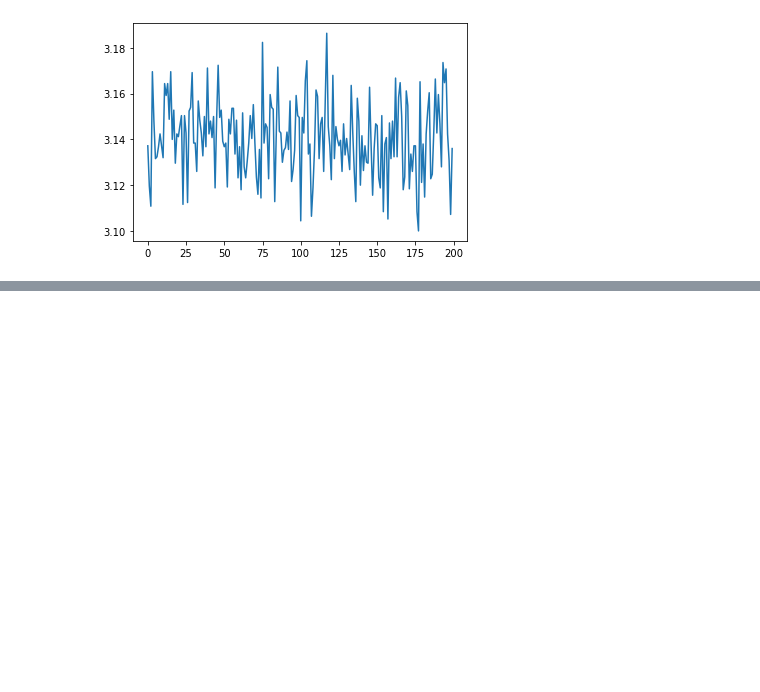
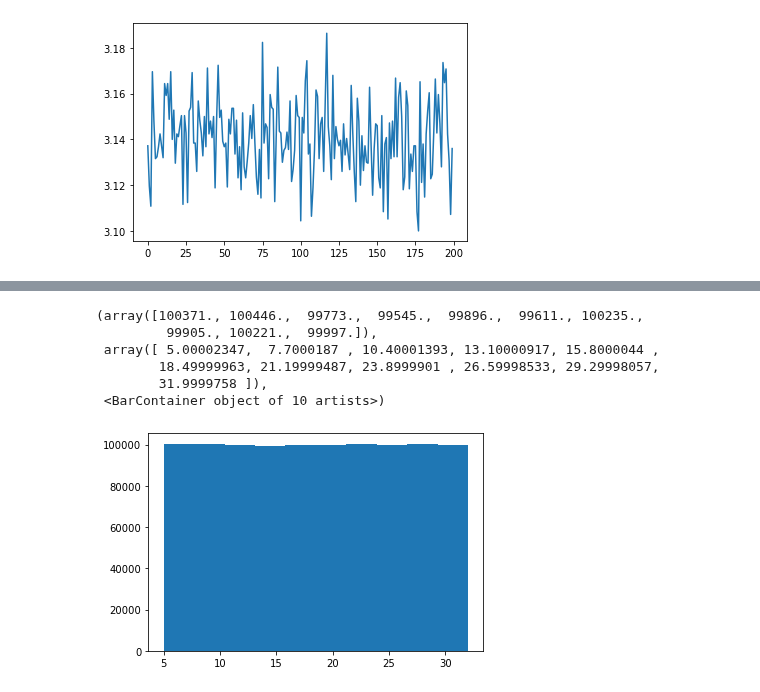
Before and after one commit to tomasvdh/python-ml-course, a Jupyter notebook: mynotebooks/T2 - 2 - Data Cleaning - Funciones de distribución de probabilidad.ipynb, the cells around one changed output, grey strips where cells are left out. Cells and saved outputs as stored; diff of their text form; code cells hidden in the pictures; blank space fills up the shorter version.

```diff
--- a/mynotebooks/T2 - 2 - Data Cleaning - Funciones de distribución de probabilidad.ipynb
+++ b/mynotebooks/T2 - 2 - Data Cleaning - Funciones de distribución de probabilidad.ipynb
@@ -124,0 +169,10 @@ pi_montecarlo(10000, 200)
+# %%
+plt.hist(data["C"])
+# %% [output]
+(array([100371., 100446.,  99773.,  99545.,  99896.,  99611., 100235.,
+         99905., 100221.,  99997.]),
+ array([ 5.00002347,  7.7000187 , 10.40001393, 13.10000917, 15.8000044 ,
+        18.49999963, 21.19999487, 23.8999901 , 26.59998533, 29.29998057,
+        31.9999758 ]),
+ <BarContainer object of 10 artists>)
+[figure, added]
```
Also changed, not shown: parts of 12 cells of this notebook.
